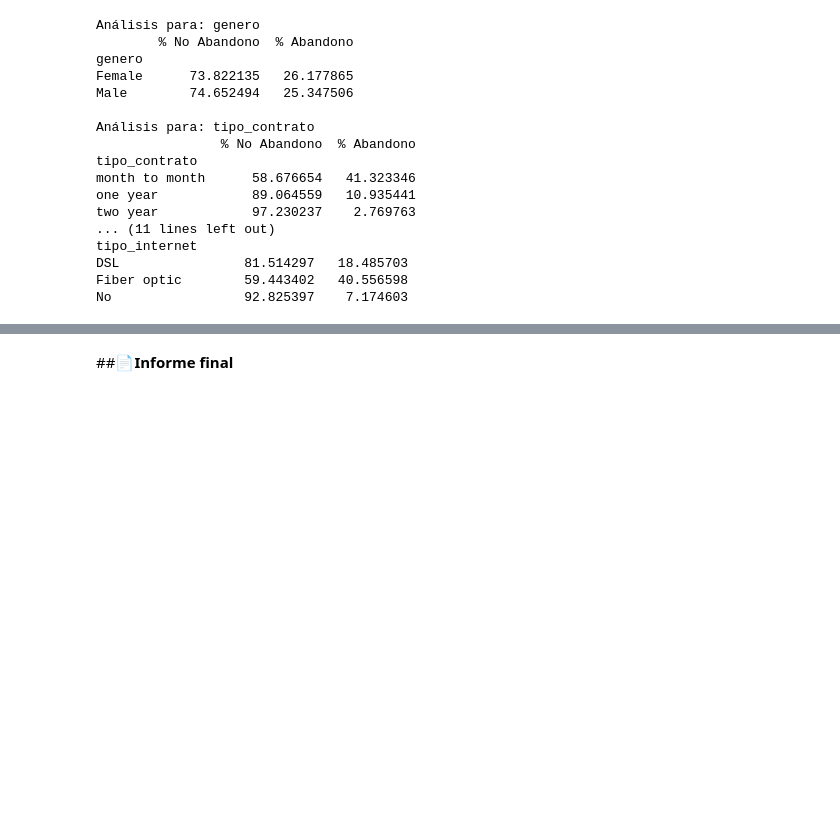
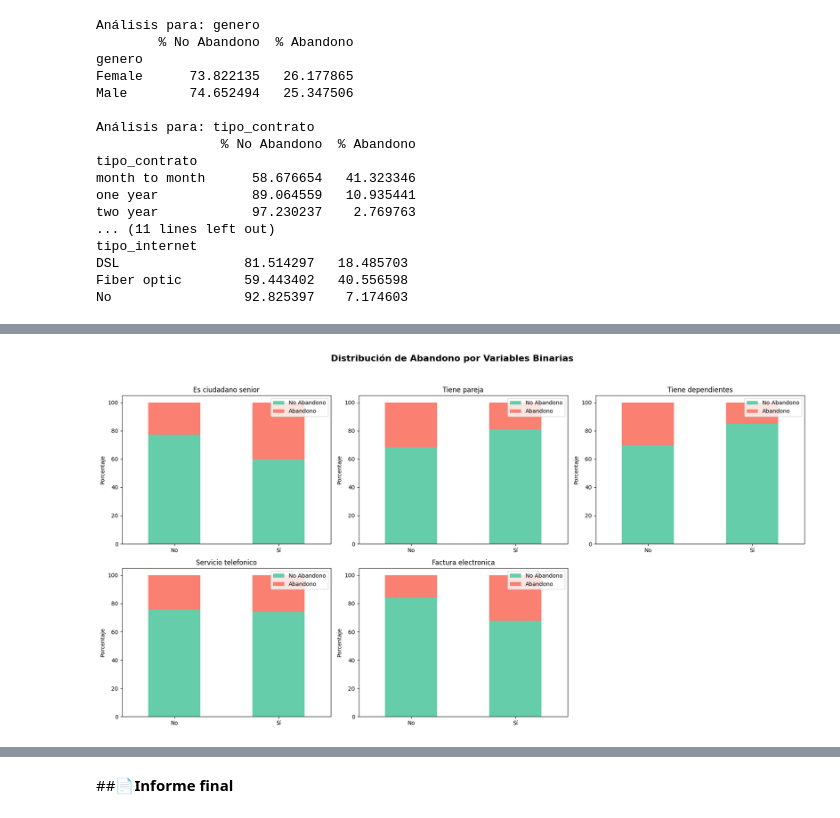
Before and after one commit to angelesGladin/TelecomX_latam, a Jupyter notebook: TelecomX_LATAM.ipynb, the cells around one changed output, grey strips where cells are left out. Cells and saved outputs as stored; diff of their text form; code cells hidden in the pictures; blank space fills up the shorter version.

```diff
--- a/TelecomX_LATAM.ipynb
+++ b/TelecomX_LATAM.ipynb
@@ -444,0 +446,18 @@ plt.show()
+# %%
+binarias = ['es_ciudadano_senior', 'tiene_pareja', 'tiene_dependientes', 'servicio_telefonico', 'factura_electronica']
+def analizar_evasion_binarias(df, columna):
+    # Mapeo opcional para mejor legibilidad (0 = No, 1 = Sí)
+    df_temp = df.copy()
+    df_temp[columna] = df_temp[columna].map({1: 'Sí', 0: 'No'})
+
+    cruzado = pd.crosstab(df_temp[columna], df_temp['abandono'], normalize='index') * 100
+    cruzado.columns = ['% No Abandono', '% Abandono']
+
+    print(f'\nAnálisis para: {columna}')
+    print(cruzado)
+    return cruzado
+
+# Resultados por columna binaria
+resultados_binarios = {}
+for col in binarias:
+    resultados_binarios[col] = analizar_evasion_binarias(telecom_df, col)
@@ -444,0 +482,29 @@ plt.show()
+# %%
+# Crear figura con subplots
+fig, axes = plt.subplots(2, 3, figsize=(18, 10))
+axes = axes.flatten()
+
+for idx, col in enumerate(binarias):
+    df_temp = telecom_df.copy()
+    df_temp[col] = df_temp[col].map({1: 'Sí', 0: 'No'})
+
+    cruzado = pd.crosstab(df_temp[col], df_temp['abandono'], normalize='index') * 100
+    cruzado.columns = ['No Abandono', 'Abandono']
+
+    cruzado.plot(kind='bar', stacked=True, color=['mediumaquamarine', 'salmon'], ax=axes[idx])
+    axes[idx].set_title(f'{col.replace("_", " ").capitalize()}')
+    axes[idx].set_ylabel('Porcentaje')
+    axes[idx].set_xlabel('')
+    axes[idx].legend(loc='best')
+    axes[idx].tick_params(axis='x', rotation=0)
+
+# Eliminar subplot vacío
+if len(binarias) < len(axes):
+    for j in range(len(binarias), len(axes)):
+        fig.delaxes(axes[j])
+
+plt.suptitle('Distribución de Abandono por Variables Binarias', fontsize=16, weight='bold', ha='center')
+plt.tight_layout(rect=[0, 0.03, 1, 0.95])
+plt.show()
+# %% [output]
+[figure, added]
```
Also changed, not shown: parts of 12 cells of this notebook.
